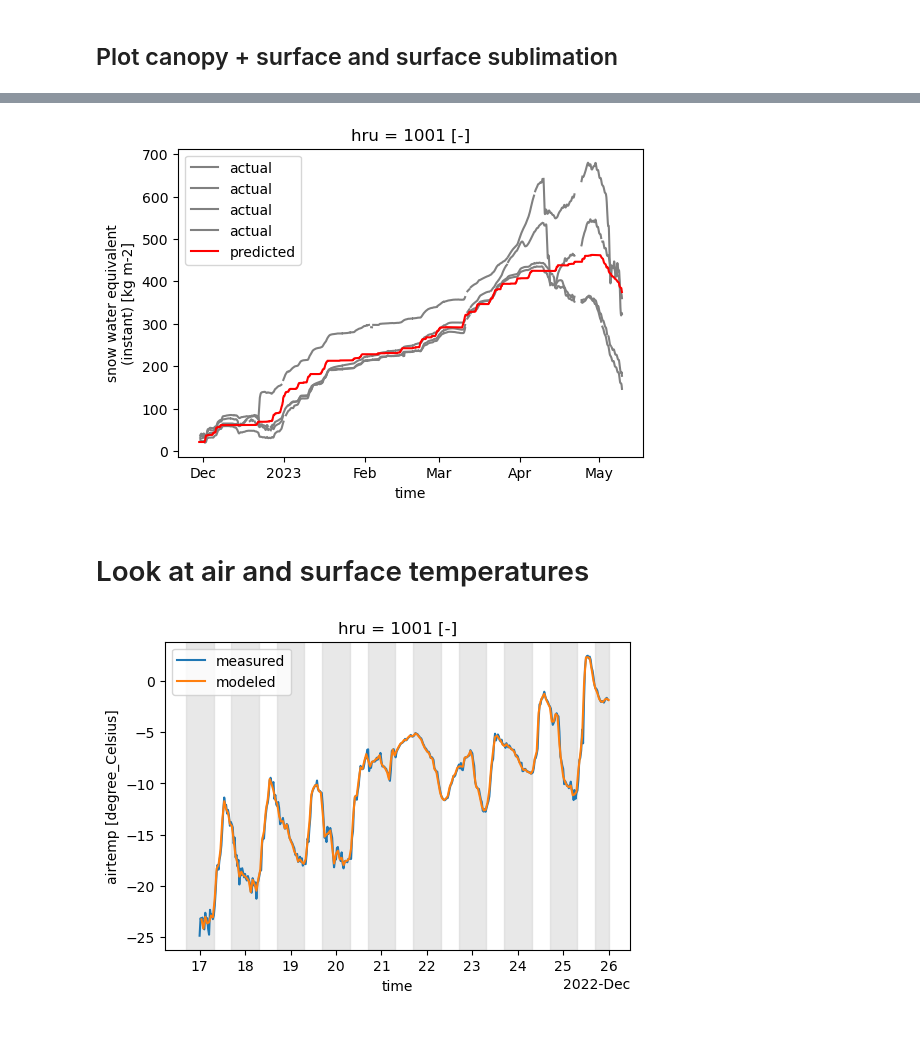
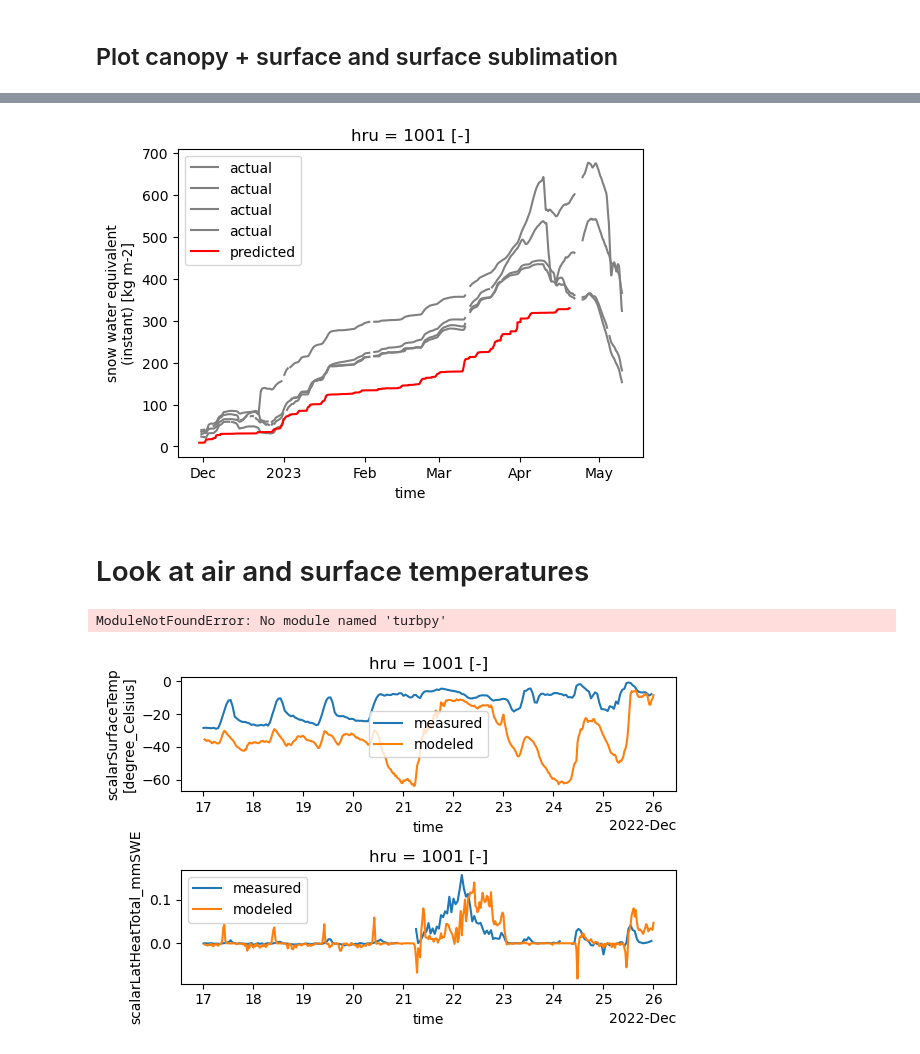
Before and after one commit to elischwat/sublimationofsnow, a Jupyter notebook: analysis/summa/compare_pysumma_turbpy.ipynb, the cells around one changed output, grey strips where cells are left out. Drawn from its saved outputs; the diff is of its cells as text; code cells hidden in the pictures.

Commit message:
checking out Clinton's latest pysumma runs

```diff
--- a/analysis/summa/compare_pysumma_turbpy.ipynb
+++ b/analysis/summa/compare_pysumma_turbpy.ipynb
@@ -10,8 +10,8 @@ import pytz
 start_date = '20221130'
 end_date = '20230509'
 # %%
-inputs_fn = '/storage/elilouis/sublimationofsnow/pysumma_inputs/kettleponds_sos_pysumma_inputs_30min.cdf'
-outputs_fn = '/storage/elilouis/sublimationofsnow/pysumma_outputs/tilden_output_1hr_timestep.nc'
+inputs_fn = '~/Development/data/sublimationofsnow/pysumma_inputs/kettleponds_sos_pysumma_inputs_30min.cdf'
+outputs_fn = '~/Development/data/sublimationofsnow/pysumma_outputs/tilden_output_30min_timestep.nc'
 outputs = xr.open_dataset(outputs_fn).sel(time=slice(start_date, end_date))
 inputs = xr.open_dataset(inputs_fn).sel(time=slice(start_date, end_date))
 
@@ -25,7 +25,7 @@ inputs = utils.modify_xarray_timezone(
     pytz.UTC,
     pytz.timezone("US/Mountain")
 )
-# inputs = inputs.resample(time='60Min').mean()
+inputs = inputs.resample(time='60Min').mean()
 # %% [markdown]
 # Examine Sublimation, seasonal
 # %% [markdown]
@@ -109,7 +109,7 @@ outputs['scalarSWE'].plot(label="predicted", color='red')
 plt.legend()
 plt.show()
 # %% [output]
-[figure, old version]
+[figure, new version]
 # %% [markdown]
 # Look at air and surface temperatures
 # %%
@@ -130,14 +130,28 @@ night_df = extrautils.get_nightime_df(
         inputs['T_3m_c'].sel(time = slice(start_date_casestudy, end_date_casestudy)).time.dt.date.values
     )))
 )
+# %% [output]
+ModuleNotFoundError: No module named 'turbpy'
 # %%
-inputs['T_3m_c'].sel(time = slice(start_date_casestudy, end_date_casestudy)).plot(label='measured')
+fig, axes = plt.subplots(2, 1)
+
+inputs['Tsurf_c'].sel(time=slice(start_date_casestudy, end_date_casestudy)).plot(label='measured', ax=axes[0])
 (
-    outputs['airtemp']*units("kelvin")
-).pint.to("celsius").sel(time = slice(start_date_casestudy, end_date_casestudy)).plot(label='modeled')
-for i,row in night_df.iterrows():
-    plt.gca().axvspan(row['sunset'], row['sunrise'], color='lightgrey', alpha=0.5)
-plt.legend()
+    outputs['scalarSurfaceTemp']*units("kelvin")
+).pint.to("celsius").sel(time=slice(start_date_casestudy, end_date_casestudy)).plot(label='modeled', ax=axes[0])
+axes[0].legend()
+# for i,row in night_df.iterrows():
+    # axes[0].axvspan(row['sunset'], row['sunrise'], color='lightgrey', alpha=0.5)
+
+
+inputs['w_h2o__3m_c_mmSWE'].sel(time=slice(start_date_casestudy, end_date_casestudy)).plot(label='measured', ax=axes[1])
+(
+    outputs['scalarLatHeatTotal_mmSWE']
+).sel(time=slice(start_date_casestudy, end_date_casestudy)).plot(label='modeled', ax=axes[1])
+axes[1].legend()
+# for i,row in night_df.iterrows():
+    # axes[1].axvspan(row['sunset'], row['sunrise'], color='lightgrey', alpha=0.5)
+plt.tight_layout()
 plt.show()
 # %% [output]
-[figure, old version]
+[figure, new version]
```
Also changed, not shown: parts of 3 cells of this notebook, 1 other file.
